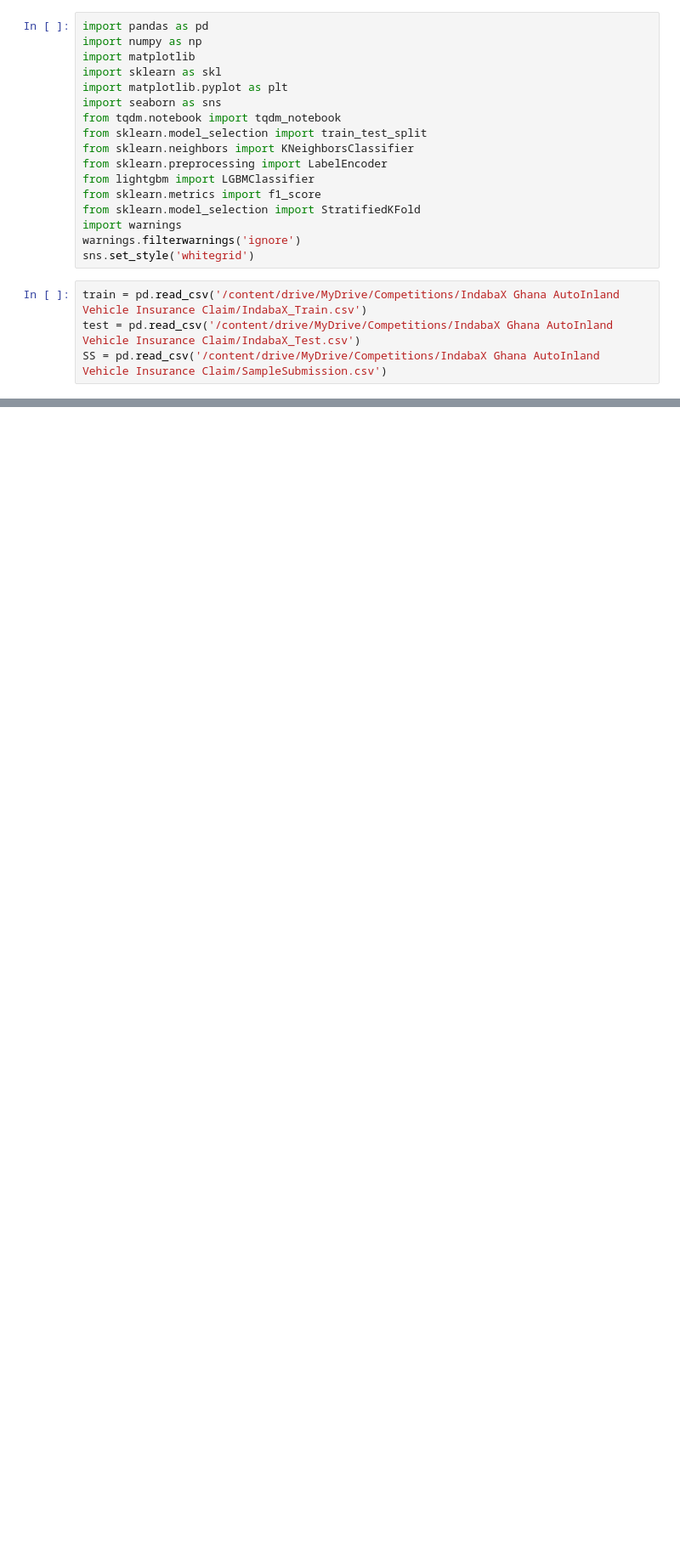
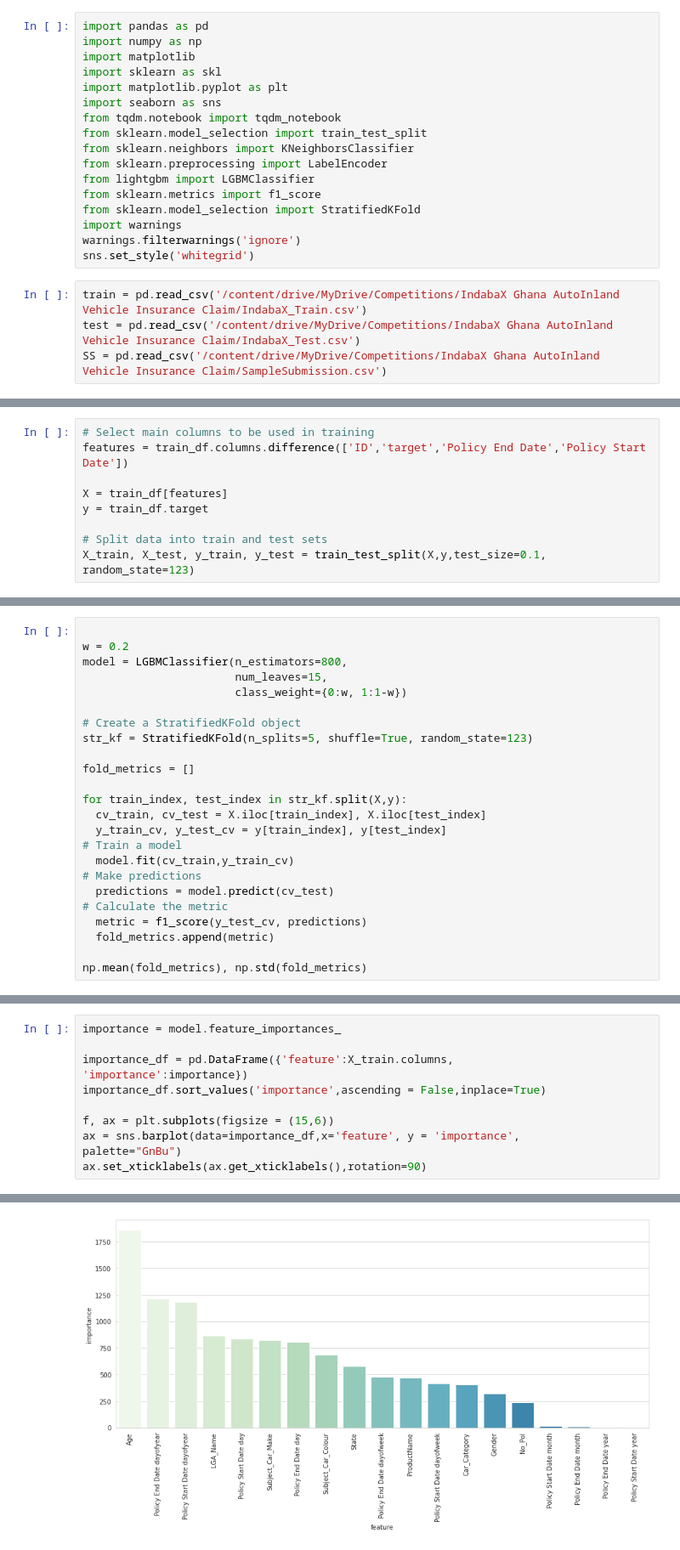
Before and after one commit to Houssem23x/IndabaX-Ghana-AutoInland-Vehicle-Insurance-Claim, a Jupyter notebook: IndabaX Ghana AutoInland Vehicle Insurance Claim.ipynb, the cells around one changed output, grey strips where cells are left out. Shown at 85% size. Saved outputs shown, nothing was run; the diff lists cells and outputs as text; blank space fills up the shorter version.

Commit message:
Baseline: missing=Unkown, creating date cols, Label Encoder, LGBM(n=800,num_leaves=15,w=0.2) ==> Local_Val=0.3341, LB= 0.3333

```diff
--- a/IndabaX Ghana AutoInland Vehicle Insurance Claim.ipynb
+++ b/IndabaX Ghana AutoInland Vehicle Insurance Claim.ipynb
@@ -21,0 +224,9 @@ SS = pd.read_csv('/content/drive/MyDrive/Competitions/IndabaX Ghana AutoInland V
+# %%
+# Select main columns to be used in training
+features = train_df.columns.difference(['ID','target','Policy End Date','Policy Start Date'])
+
+X = train_df[features]
+y = train_df.target
+
+# Split data into train and test sets
+X_train, X_test, y_train, y_test = train_test_split(X,y,test_size=0.1, random_state=123)
@@ -21,0 +237,24 @@ SS = pd.read_csv('/content/drive/MyDrive/Competitions/IndabaX Ghana AutoInland V
+# %%
+
+w = 0.2
+model = LGBMClassifier(n_estimators=800,
+                       num_leaves=15,
+                       class_weight={0:w, 1:1-w})
+
+# Create a StratifiedKFold object
+str_kf = StratifiedKFold(n_splits=5, shuffle=True, random_state=123)
+
+fold_metrics = []
+
+for train_index, test_index in str_kf.split(X,y):
+  cv_train, cv_test = X.iloc[train_index], X.iloc[test_index]
+  y_train_cv, y_test_cv = y[train_index], y[test_index]
+# Train a model
+  model.fit(cv_train,y_train_cv)
+# Make predictions
+  predictions = model.predict(cv_test)
+# Calculate the metric
+  metric = f1_score(y_test_cv, predictions)
+  fold_metrics.append(metric)
+
+np.mean(fold_metrics), np.std(fold_metrics)
@@ -21,0 +265,12 @@ SS = pd.read_csv('/content/drive/MyDrive/Competitions/IndabaX Ghana AutoInland V
+# %%
+importance = model.feature_importances_
+
+importance_df = pd.DataFrame({'feature':X_train.columns,
+'importance':importance})
+importance_df.sort_values('importance',ascending = False,inplace=True)
+
+f, ax = plt.subplots(figsize = (15,6))
+ax = sns.barplot(data=importance_df,x='feature', y = 'importance',
+palette="GnBu")
+ax.set_xticklabels(ax.get_xticklabels(),rotation=90)
+# %% [output]
@@ -21,0 +296 @@ SS = pd.read_csv('/content/drive/MyDrive/Competitions/IndabaX Ghana AutoInland V
+[figure, added]
```
Also changed, not shown: parts of 22 cells of this notebook.
